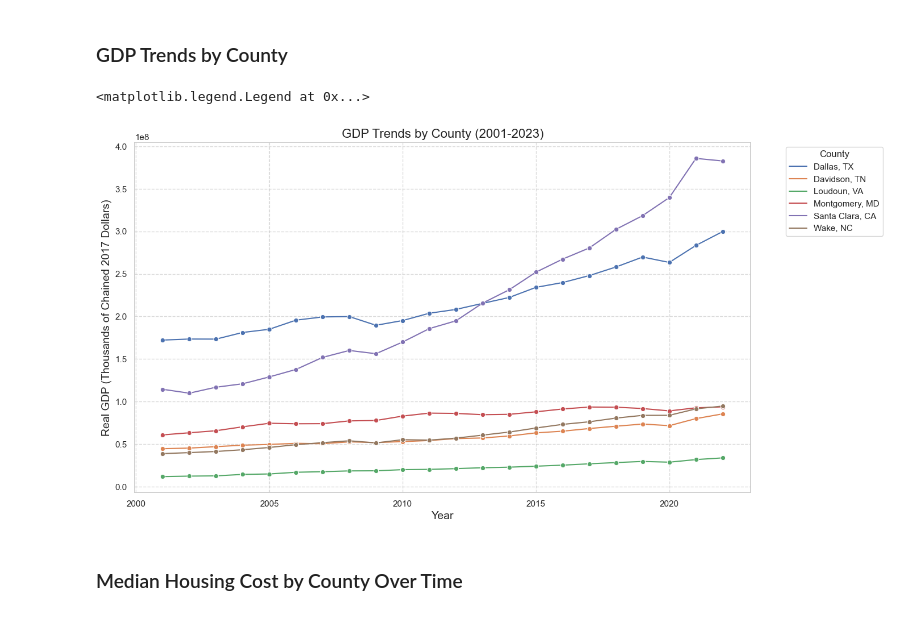
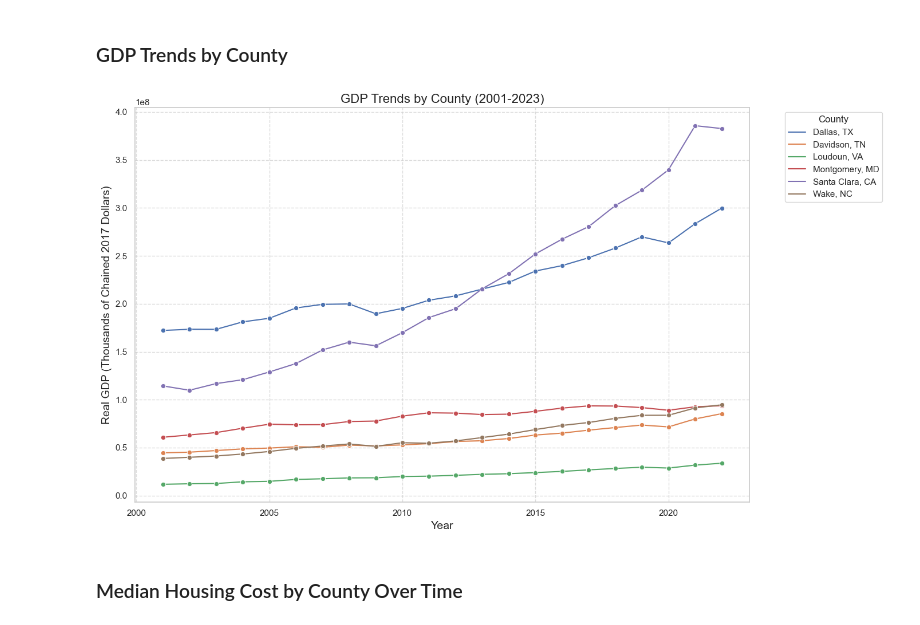
Before and after one commit to Akemp787/Loudoun_County_Growth_Study, a Jupyter notebook: notebooks/Loudoun County Growth Study.ipynb, the cells around one changed output. Cells and saved outputs as stored; diff of their text form; code cells hidden in the pictures.

```diff
--- a/notebooks/Loudoun County Growth Study.ipynb
+++ b/notebooks/Loudoun County Growth Study.ipynb
@@ -147,21 +200,21 @@ gdp_data = cleaned_dataframes["GDP"]
 gdp_data.columns = gdp_data.columns.str.strip()
 
 # Rename columns if necessary
-if "Real_GDP_thousands_of_chained_2017_dollars" in gdp_data.columns:
-    gdp_data = gdp_data.rename(columns={"Real_GDP_thousands_of_chained_2017_dollars": "Real_GDP"})
+if "real_gdp_thousands_of_chained_2017_dollars" in gdp_data.columns:
+    gdp_data = gdp_data.rename(columns={"real_gdp_thousands_of_chained_2017_dollars": "real_gdp"})
 
 # Filter for Loudoun County
-loudoun_gdp = gdp_data[gdp_data["County_Name"] == "Loudoun, VA"].copy()
+loudoun_gdp = gdp_data[gdp_data["county_name"] == "Loudoun, VA"].copy()
 
 # Ensure the Real_GDP column is numeric
-loudoun_gdp["Real_GDP"] = pd.to_numeric(loudoun_gdp["Real_GDP"], errors="coerce")
+loudoun_gdp["real_gdp"] = pd.to_numeric(loudoun_gdp["real_gdp"], errors="coerce")
 
 # Summarize GDP growth by year
-gdp_growth = loudoun_gdp[["Year", "Real_GDP"]].sort_values("Year")
+gdp_growth = loudoun_gdp[["year", "real_gdp"]].sort_values("year")
 
 # Plot GDP growth
 plt.figure(figsize=(12, 6))
-sns.lineplot(data=gdp_growth, x="Year", y="Real_GDP", marker='o', color='blue')
+sns.lineplot(data=gdp_growth, x="year", y="real_gdp", marker='o', color='blue')
 plt.title("GDP Growth in Loudoun County")
 plt.xlabel("Year")
 plt.ylabel("Real GDP (Thousands of Chained 2017 Dollars)")
@@ -580,52 +615,41 @@ plt.show()
 # %%
 # Define the counties of interest
 counties_of_interest = [
     "Loudoun, VA",
     "Fairfax, VA",
     "Montgomery, MD",
     "Santa Clara, CA",
     "Dallas, TX",
     "Davidson, TN",
     "Wake, NC"
 ]
 
 # Filter data for the counties of interest
-filtered_gdp_data = gdp_data[gdp_data["County_Name"].isin(counties_of_interest)]
-
-# Check for missing values in the key columns and drop them
-filtered_gdp_data = filtered_gdp_data.dropna(subset=["Year", "Real_GDP"])
-
-# Ensure Year is numeric for sorting
-filtered_gdp_data["Year"] = pd.to_numeric(filtered_gdp_data["Year"], errors="coerce")
+filtered_gdp_data = gdp_data[gdp_data["county_name"].isin(counties_of_interest)]
 
 # Prepare the data for plotting
-filtered_gdp_data = filtered_gdp_data[["County_Name", "Year", "Real_GDP"]]
-
-# Sort by Year for consistent plotting
-filtered_gdp_data = filtered_gdp_data.sort_values(by=["County_Name", "Year"])
-
-# Display cleaned data for verification
-filtered_gdp_data.head()
+filtered_gdp_data = filtered_gdp_data[["county_name", "year", "real_gdp"]].sort_values(by=["county_name", "year"])
 
 # Plot GDP trends by county
 plt.figure(figsize=(14, 8))
 sns.lineplot(
     data=filtered_gdp_data,
-    x="Year",
-    y="Real_GDP",
-    hue="County_Name",
+    x="year",
+    y="real_gdp",
+    hue="county_name",
     marker="o"
 )
 
 # Customize the plot
 plt.title("GDP Trends by County (2001-2023)", fontsize=16)
 plt.xlabel("Year", fontsize=14)
 plt.ylabel("Real GDP (Thousands of Chained 2017 Dollars)", fontsize=14)
 plt.grid(True, linestyle="--", alpha=0.7)
 plt.legend(title="County", bbox_to_anchor=(1.05, 1))
+plt.tight_layout()
+plt.show()
 # %% [output]
-<matplotlib.legend.Legend at 0x...>
-[figure, old version]
+[figure, new version]
 # %% [markdown]
 ### Median Housing Cost by County Over Time
 # %%
```
Also changed, not shown: parts of 19 cells of this notebook, 6 other files.
